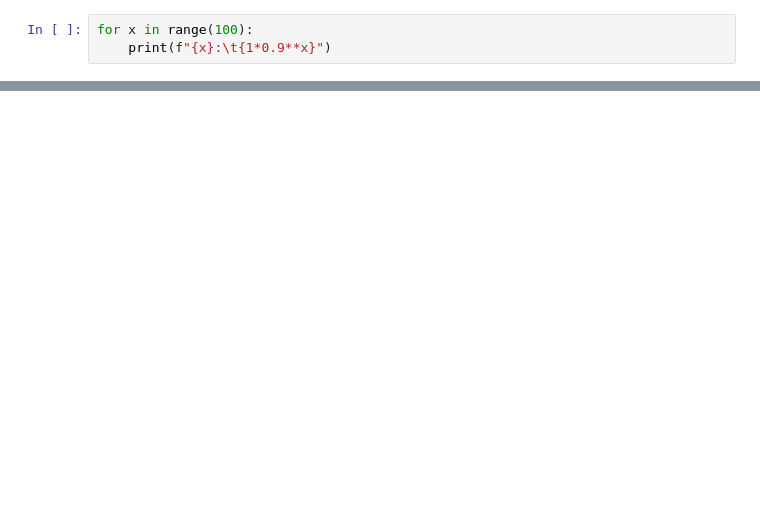
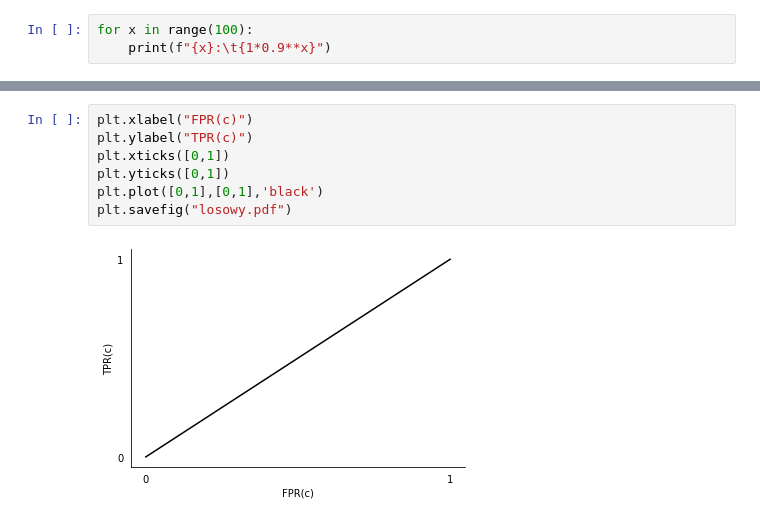
Before and after one commit to KornelBl/Melanoma-Classificator, a Jupyter notebook: analysis.ipynb, the cells around one changed output, grey strips where cells are left out. Cells and saved outputs as stored; diff of their text form; blank space fills up the shorter version.

```diff
--- a/analysis.ipynb
+++ b/analysis.ipynb
@@ -96,0 +199,9 @@ ModuleNotFoundError: No module named 'CLR'
+# %%
+plt.xlabel("FPR(c)")
+plt.ylabel("TPR(c)")
+plt.xticks([0,1])
+plt.yticks([0,1])
+plt.plot([0,1],[0,1],'black')
+plt.savefig("losowy.pdf")
+# %% [output]
+[figure, added]
```
Also changed, not shown: parts of 22 cells of this notebook, 8 other files.
